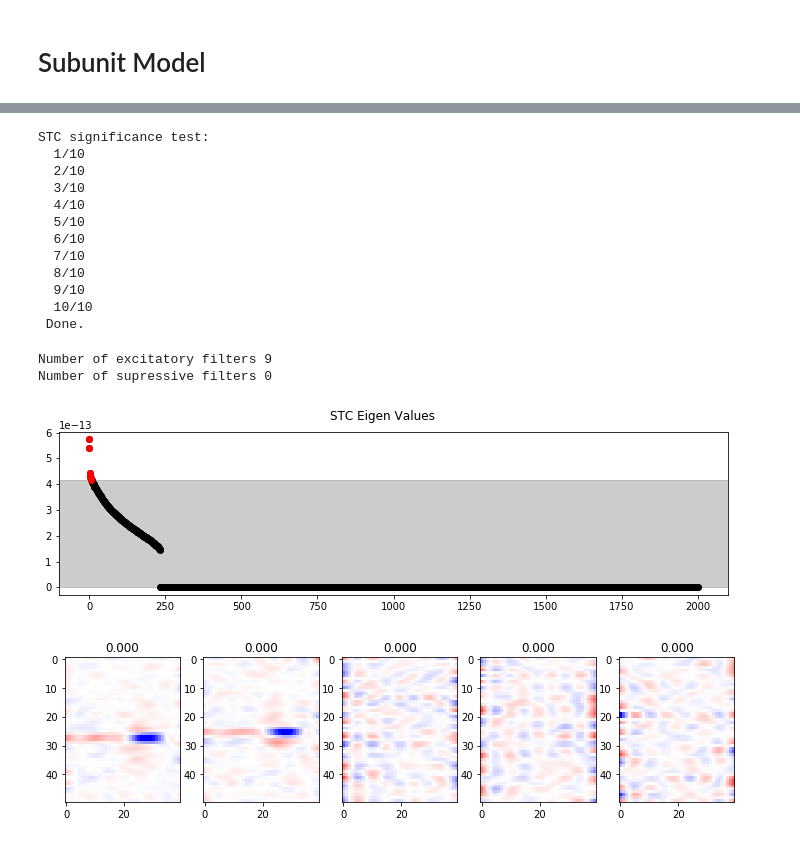
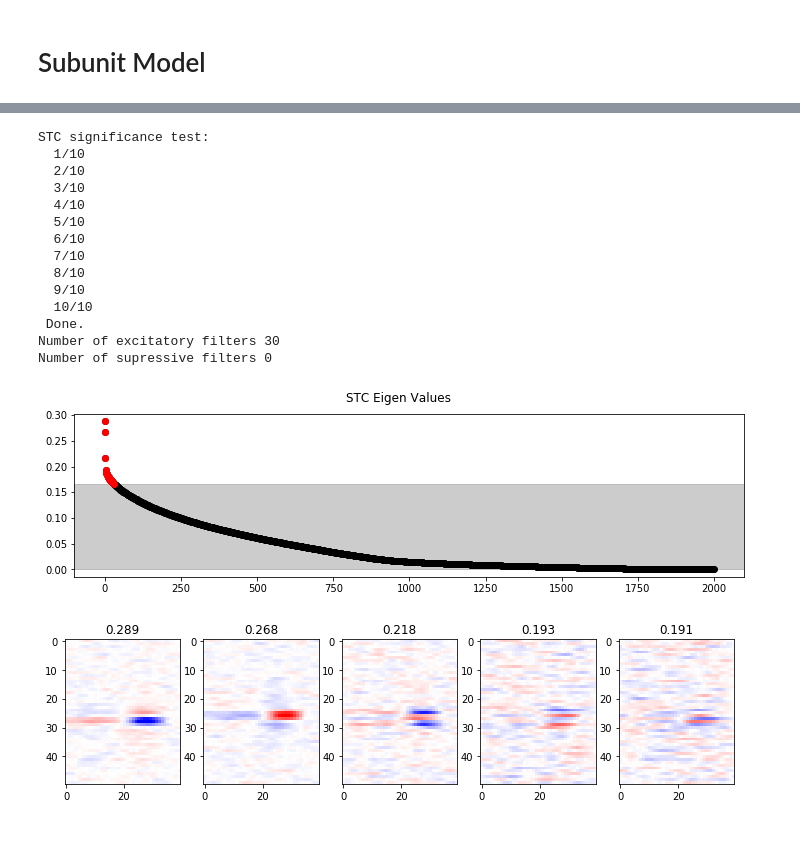
Before and after one commit to berenslab/RFEst, a Jupyter notebook: notebooks/splineGLMs.ipynb, the cells around one changed output, grey strips where cells are left out. Saved outputs shown, nothing was run; the diff lists cells and outputs as text; code cells hidden in the pictures.

```diff
--- a/notebooks/splineGLMs.ipynb
+++ b/notebooks/splineGLMs.ipynb
@@ -144,20 +144,6 @@ For estimating subunits, it'd be a good idea to do a spike-triggered covariance
 # %%
-lnln = splineLNLN(X, y_spike, dims=dims, df=df, dt=dt, R=y_spike.max(),
-                 filter_nonlinearity='nonparametric', output_nonlinearity='softplus')
-lnln.STC(transform='spline', n_repeats=10, verbal=1)
+lnln = splineLNLN(X, y_spike, dims=dims, df=df, smooth='cc',
+                  dt=dt, R=y_spike.max(), filter_nonlinearity='nonparametric', output_nonlinearity='softplus')
-# %% [output]
-STC significance test:
-  1/10
-  2/10
-  3/10
-  4/10
-  5/10
-  6/10
-  7/10
-  8/10
-  9/10
-  10/10
- Done.
 # %%
 def plot_STC(obj, vmin=-0.2, vmax=0.2):
 
@@ -220,13 +206,26 @@ def plot_STC(obj, vmin=-0.2, vmax=0.2):
             eigval = obj.w_stc_eigval[-i-1]
             ax[i].imshow(w, cmap=plt.cm.bwr, vmin=vmin, vmax=vmax)
             ax[i].set_title(f'{eigval:.03f}')
-
-plot_STC(lnln)
-# %% [output]
-Number of excitatory filters 9
-Number of supressive filters 0
-[figure, removed]
-[figure, removed]
+# %%
+lnln.STC(prewhiten=False, n_repeats=10, verbal=1)
+plot_STC(lnln)
+# %% [output]
+STC significance test:
+  1/10
+  2/10
+  3/10
+  4/10
+  5/10
+  6/10
+  7/10
+  8/10
+  9/10
+  10/10
+ Done.
+Number of excitatory filters 30
+Number of supressive filters 0
+[figure, added]
+[figure, added]
 # %%
 lnln.fit_nonlinearity(w='w_spl')
 lnln.fit(num_iters=300, num_subunits=4, beta=20, verbal=30)
```
Also changed, not shown: parts of 8 cells of this notebook, 2 other files.
